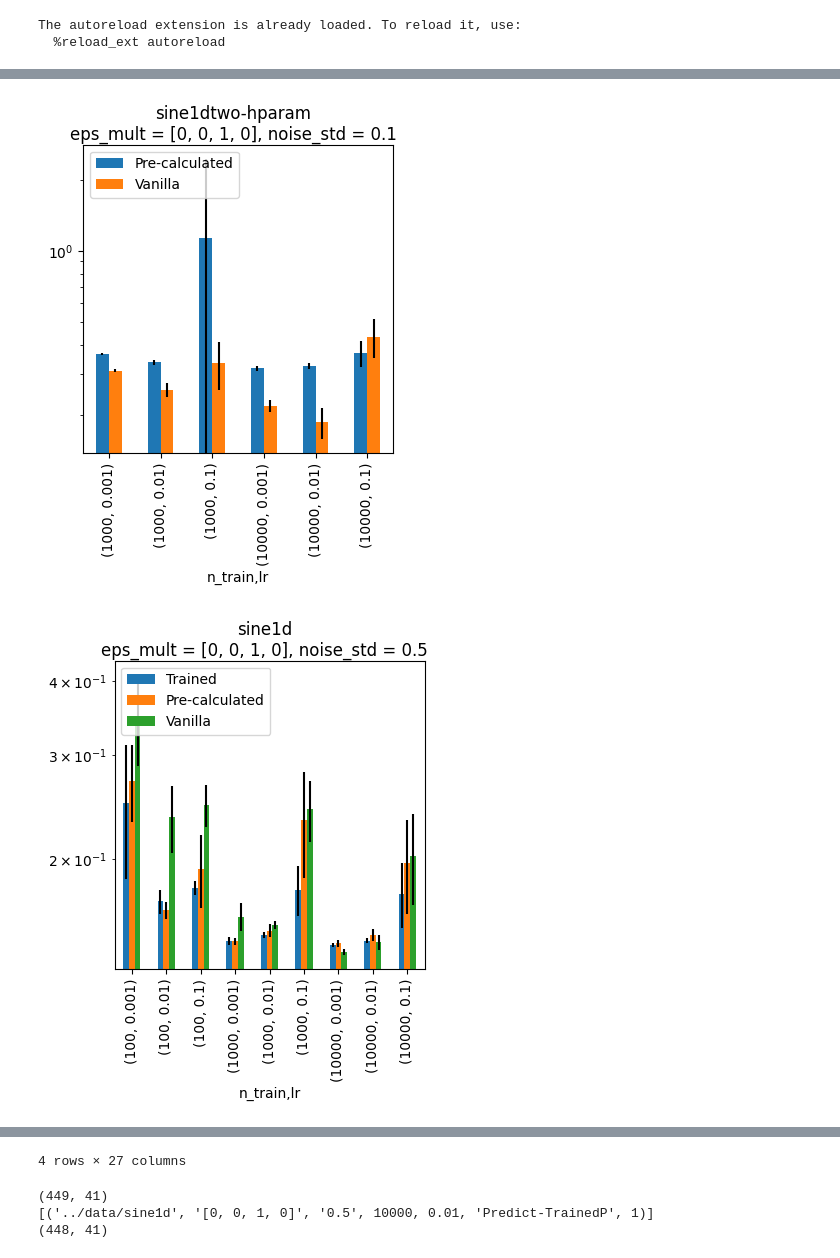
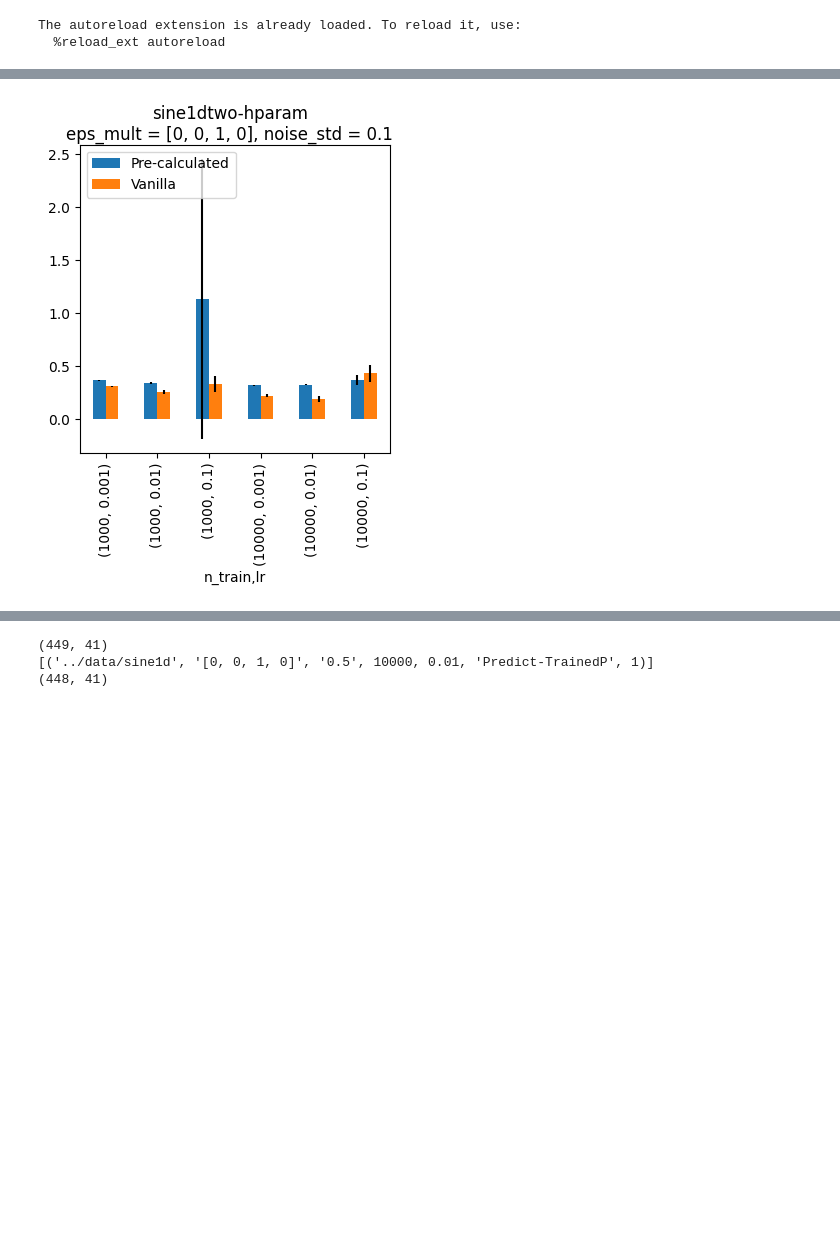
Before and after one commit to elidub/SymPDE, a Jupyter notebook: notebooks_symlie/results_step2.ipynb, the cells around one changed output, grey strips where cells are left out. Cells and saved outputs as stored; diff of their text form; code cells hidden in the pictures; blank space fills up the shorter version.

Commit message:
hparams on training with sine1dtwo

```diff
--- a/notebooks_symlie/results_step2.ipynb
+++ b/notebooks_symlie/results_step2.ipynb
@@ -72,12 +57,26 @@ group_params = ['eps_mult', 'noise_std']
 hyper_params  = ['n_train', 'lr', 'net']
 
 datasets_predict = {
-    'sine1dtwo-hparam' : {'log' : True},
-    'sine1d' : {'log' : True},
-    'sine2d' : {'log' : True},
+    # 'sine1dlayers' : {'log' : True},
+    # 'sine1dtwo-hparam' : {'log' : True},
+    # 'sine1d' : {'log' : True},
+    # 'sine2d' : {'log' : True},
     # 'flower' : {'log' : True},
     # 'mnist' : {'log' : True},
 }
+
+datasets_predict = [
+    # 'sine1dlayers',
+    'sine1dtwo-hparam',
+    # 'sine1d',
+    # 'sine2d',
+    # 'flower',
+    # 'mnist',
+]
+
+default_log = [
+
+]
 
 d_pivots = {}
 index_columns = ['dataset_name'] + group_params
@@ -85,7 +84,7 @@ dds = []
 dds_mean = []
 dds_std = []
 
-for dataset_name, dataset_info in datasets_predict.items():
+for dataset_name in datasets_predict:
     d = df[df['tags'].astype(str).str.contains(f'{dataset_name}-predict')].reset_index(drop=True)
 
     d = stringify_dict(d, group_params)
@@ -100,34 +99,33 @@ for dataset_name, dataset_info in datasets_predict.items():
                 row['grid_size'] = tuple(row['grid_size'])
         for row in d['transform_kwargs']:
             if 'eps_mult' in row:
                 row['eps_mult'] = [float(x) for x in row['eps_mult']]
 
         d = d.drop_duplicates(subset=hyper_params + ['seed', 'test_loss']) #TODO: why is this necessary?
         assert_columns_same(d, ['data_kwargs', 'transform_kwargs', 'data_dir'])
 
         d_pivot = pivot(d, columns=hyper_params)
         d_pivot = rename_net(d_pivot)
         d_pivots[(dataset_name, group)] = dict(d_pivot=d_pivot)
 
         dd = pd.DataFrame(data = [f'{mean:.2e} ± {std:.2e}' for mean, std in zip(d_pivot.mean().values, d_pivot.std().values)], index = d_pivot.columns).T
         dd_mean = pd.DataFrame(data = [mean for mean in d_pivot.mean().values], index = d_pivot.columns).T
         dd_std = pd.DataFrame(data = [std for std in d_pivot.std().values], index = d_pivot.columns).T
 
         for dd_i, dds_i in zip([dd, dd_mean, dd_std], [dds, dds_mean, dds_std]):
 
             dd_i[index_columns] = [dataset_name] + list(group)
             dd_i = dd_i.set_index(index_columns)
             dds_i.append(dd_i)
 
         # continue
-
+        logx = True if dataset_name in default_log else False
         suptitle = dataset_name + '\n' + ', '.join([f'{group_param} = {group_el}' for group_param, group_el in zip(group_params, group)]) if group != 0 else dataset_name
-        plot_pivot(d_pivot=d_pivot, legend_loc = 'upper left', logx=dataset_info['log'], suptitle = suptitle)
+        plot_pivot(d_pivot=d_pivot, legend_loc = 'upper left', logx=logx, suptitle = suptitle)
 
 ddd = pd.concat(dds)
 ddd_mean = pd.concat(dds_mean)
 ddd_std = pd.concat(dds_std)
 ddd
 # %% [output]
-[figure, old version]
+[figure, new version]
-[figure, removed]
@@ -145,4 +138,3 @@ ddd
-4 rows × 27 columns
 # %%
 d = df.copy()
 
```
Also changed, not shown: parts of 3 cells of this notebook, 11 other files.
